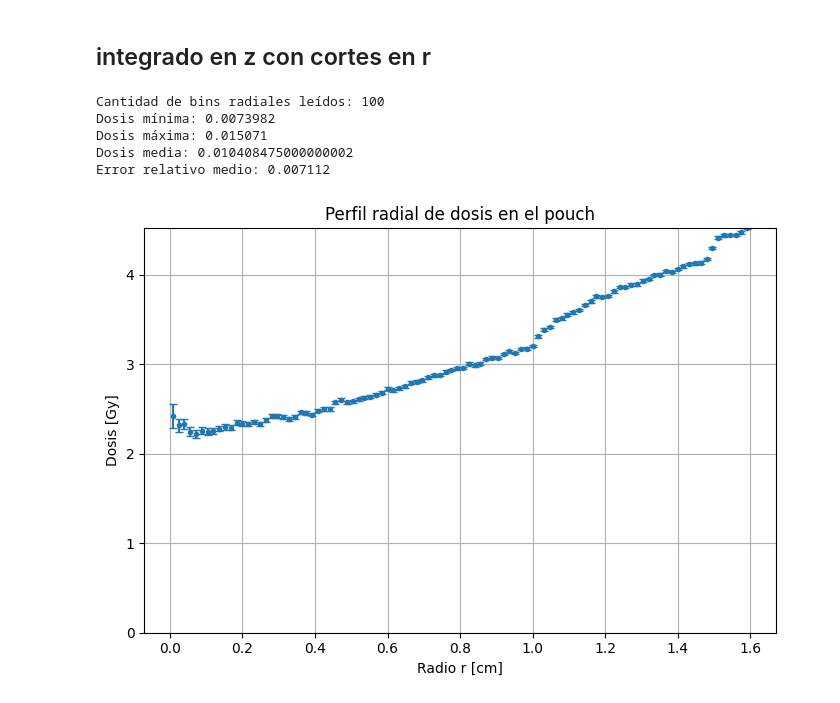
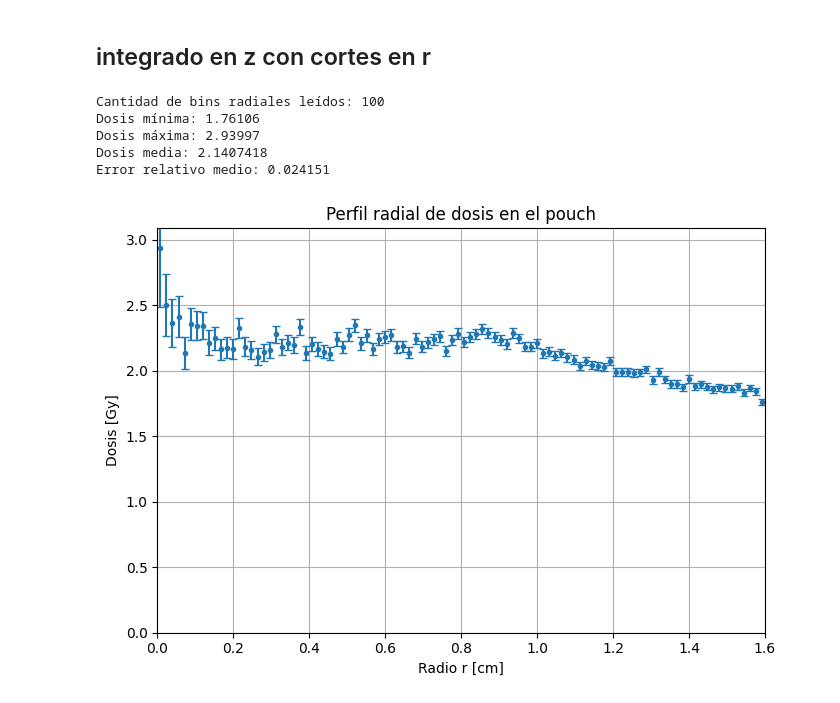
Before and after one commit to arirodriguez001/Laboratory-VI, a Jupyter notebook: Modelo V0/picobragg_V0.ipynb, the cells around one changed output. Cells and saved outputs as stored; diff of their text form; code cells hidden in the pictures.

```diff
--- a/Modelo V0/picobragg_V0.ipynb
+++ b/Modelo V0/picobragg_V0.ipynb
@@ -135,78 +133,71 @@ dosis = []
 err_rel = []
 
 with open(archivo, "r", encoding="utf-8", errors="ignore") as f:
-    lineas = f.readlines()
+    for linea in f:
+        partes = linea.split()
 
-i = 0
-while i < len(lineas):
-    linea = lineas[i]
+        if len(partes) == 4:
+            try:
+                r1 = float(partes[0])
+                r2 = float(partes[1])
+                d = float(partes[2])
+                e = float(partes[3])
 
-    match = re.search(r"r = \(\s*([+-]?\d+\.\d+E[+-]\d+)\s*-\s*([+-]?\d+\.\d+E[+-]\d+)\s*\)", linea)
+                if 0 <= r1 <= 1.6 and 0 <= r2 <= 1.6:
+                    rmin.append(r1)
+                    rmax.append(r2)
+                    dosis.append(d)
+                    err_rel.append(e)
 
-    if match:
-        r1 = float(match.group(1))
-        r2 = float(match.group(2))
-
-        for j in range(i, min(i + 30, len(lineas))):
-            partes = lineas[j].split()
-
-            if len(partes) == 4:
-                try:
-                    z_lower = float(partes[0])
-                    z_upper = float(partes[1])
-                    d = float(partes[2])
-                    e = float(partes[3])
-
-                    if 50 < z_lower < 70 and 50 < z_upper < 70:
-                        rmin.append(r1)
-                        rmax.append(r2)
-                        dosis.append(d)
-                        err_rel.append(e)
-                        break
-
-                except ValueError:
-                    pass
-
-    i += 1
+            except ValueError:
+                pass
 
 rmin = np.array(rmin)
 rmax = np.array(rmax)
 dosis = np.array(dosis)
 err_rel = np.array(err_rel)
 
+print("Cantidad de bins radiales leídos:", len(dosis))
+
+if len(dosis) == 0:
+    raise ValueError("No se leyó ningún dato. Revisá el formato del archivo.")
+
 r_centro = 0.5 * (rmin + rmax)
 err_abs = dosis * err_rel
 
-print("Cantidad de bins radiales leídos:", len(dosis))
-print("Dosis mínima:", np.min(dosis))
-print("Dosis máxima:", np.max(dosis))
-print("Dosis media:", np.mean(dosis))
+dosis_fisica = dosis * 300
+err_abs_fisica = err_abs * 300
+
+print("Dosis mínima:", np.min(dosis_fisica))
+print("Dosis máxima:", np.max(dosis_fisica))
+print("Dosis media:", np.mean(dosis_fisica))
 print("Error relativo medio:", np.mean(err_rel))
 
+plt.figure(figsize=(7, 5))
 
-plt.figure(figsize=(7, 5))
 plt.errorbar(
     r_centro,
-    dosis * 300,
-    yerr = err_abs * 300,
+    dosis_fisica,
+    yerr=err_abs_fisica,
     fmt=".",
     capsize=3
 )
 
 plt.xlabel("Radio r [cm]")
 plt.ylabel("Dosis [Gy]")
-plt.ylim(0, np.max(dosis * 300))
+plt.ylim(0, np.max(dosis_fisica) * 1.05)
+plt.xlim(0, 1.6)
 plt.title("Perfil radial de dosis en el pouch")
 plt.grid(True)
 plt.tight_layout()
 plt.show()
 # %% [output]
 Cantidad de bins radiales leídos: 100
-Dosis mínima: 0.0073982
-Dosis máxima: 0.015071
-Dosis media: 0.010408475000000002
-Error relativo medio: 0.007112
+Dosis mínima: 1.76106
+Dosis máxima: 2.93997
+Dosis media: 2.1407418
+Error relativo medio: 0.024151
-[figure, old version]
+[figure, new version]
 # %%
 factor = 300
 dosis_graf = dosis * factor
```
Also changed, not shown: parts of 4 cells of this notebook, 38 other files.
